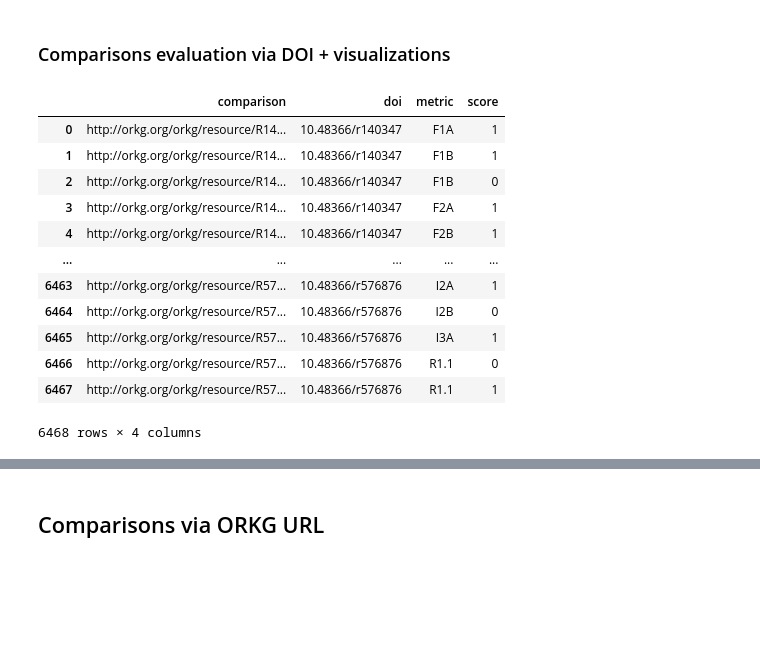
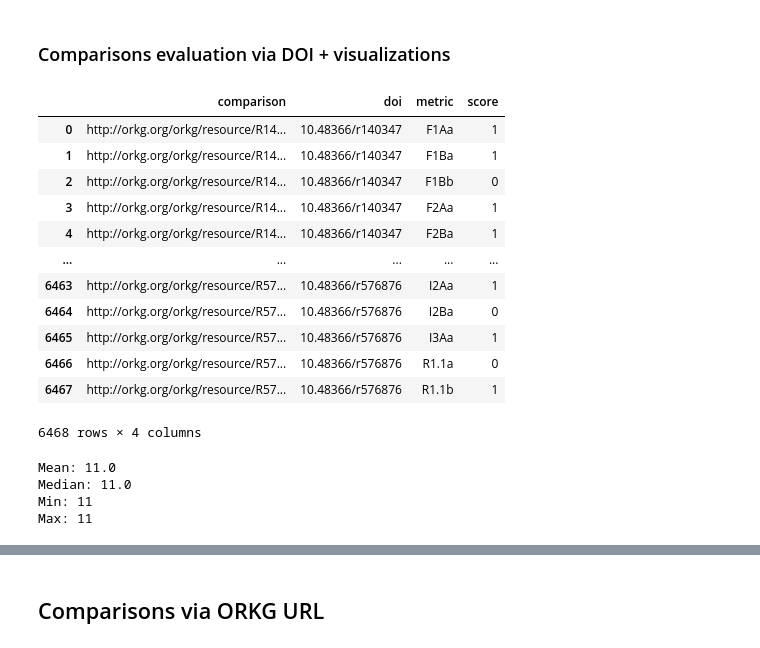
Before and after one commit to mwurzbacher/FAIRness-assessment-tools-evaluation-using-ORKG, a Jupyter notebook: FAIR-Evaluation-Services_evaluation.ipynb, the cells around one changed output, grey strips where cells are left out. Drawn from its saved outputs; the diff is of its cells as text; code cells hidden in the pictures; blank space fills up the shorter version.

Commit message:
comp doi assessment

```diff
--- a/FAIR-Evaluation-Services_evaluation.ipynb
+++ b/FAIR-Evaluation-Services_evaluation.ipynb
@@ -98,20 +122,33 @@ Couldn't find program: 'false'
 # %%
 comp_doi_df = pd.read_csv("assessed_data/comparison_doi_df_FES_assessment.csv", index_col=0)
 comp_doi_df["assessment_result"] = comp_doi_df["assessment_result"].map(lambda x: x.replace("\'", "\""))
 comp_doi_df["assessment_result"] = comp_doi_df["assessment_result"].map(lambda x: json.loads(x))
 comp_doi_df_assessed = expand_comp_assessment_result(comp_doi_df)
+def adjust_metric_names(mname):
+    if mname == "FA2a":
+        return "A2a"
+    return mname
+comp_doi_df_assessed["metric"] = comp_doi_df_assessed["metric"].map(lambda x: adjust_metric_names(x))
 comp_doi_df_assessed
 # %% [output]
 |  | comparison | doi | metric | score |
-| 0 | http://orkg.org/orkg/resource/R14... | 10.48366/r140347 | F1A | 1 |
-| 1 | http://orkg.org/orkg/resource/R14... | 10.48366/r140347 | F1B | 1 |
-| 2 | http://orkg.org/orkg/resource/R14... | 10.48366/r140347 | F1B | 0 |
-| 3 | http://orkg.org/orkg/resource/R14... | 10.48366/r140347 | F2A | 1 |
-| 4 | http://orkg.org/orkg/resource/R14... | 10.48366/r140347 | F2B | 1 |
+| 0 | http://orkg.org/orkg/resource/R14... | 10.48366/r140347 | F1Aa | 1 |
+| 1 | http://orkg.org/orkg/resource/R14... | 10.48366/r140347 | F1Ba | 1 |
+| 2 | http://orkg.org/orkg/resource/R14... | 10.48366/r140347 | F1Bb | 0 |
+| 3 | http://orkg.org/orkg/resource/R14... | 10.48366/r140347 | F2Aa | 1 |
+| 4 | http://orkg.org/orkg/resource/R14... | 10.48366/r140347 | F2Ba | 1 |
 | ... | ... | ... | ... | ... |
-| 6463 | http://orkg.org/orkg/resource/R57... | 10.48366/r576876 | I2A | 1 |
-| 6464 | http://orkg.org/orkg/resource/R57... | 10.48366/r576876 | I2B | 0 |
-| 6465 | http://orkg.org/orkg/resource/R57... | 10.48366/r576876 | I3A | 1 |
-| 6466 | http://orkg.org/orkg/resource/R57... | 10.48366/r576876 | R1.1 | 0 |
-| 6467 | http://orkg.org/orkg/resource/R57... | 10.48366/r576876 | R1.1 | 1 |
+| 6463 | http://orkg.org/orkg/resource/R57... | 10.48366/r576876 | I2Aa | 1 |
+| 6464 | http://orkg.org/orkg/resource/R57... | 10.48366/r576876 | I2Ba | 0 |
+| 6465 | http://orkg.org/orkg/resource/R57... | 10.48366/r576876 | I3Aa | 1 |
+| 6466 | http://orkg.org/orkg/resource/R57... | 10.48366/r576876 | R1.1a | 0 |
+| 6467 | http://orkg.org/orkg/resource/R57... | 10.48366/r576876 | R1.1b | 1 |
 6468 rows × 4 columns
+# %%
+comp_doi_df_total = comp_doi_df_assessed.groupby("comparison").agg({"score": "sum"}).reset_index()
+print_summary_stats(comp_doi_df_total["score"])
+# %% [output]
+Mean: 11.0
+Median: 11.0
+Min: 11
+Max: 11
```
Also changed, not shown: parts of 8 cells of this notebook, 1 other file.
